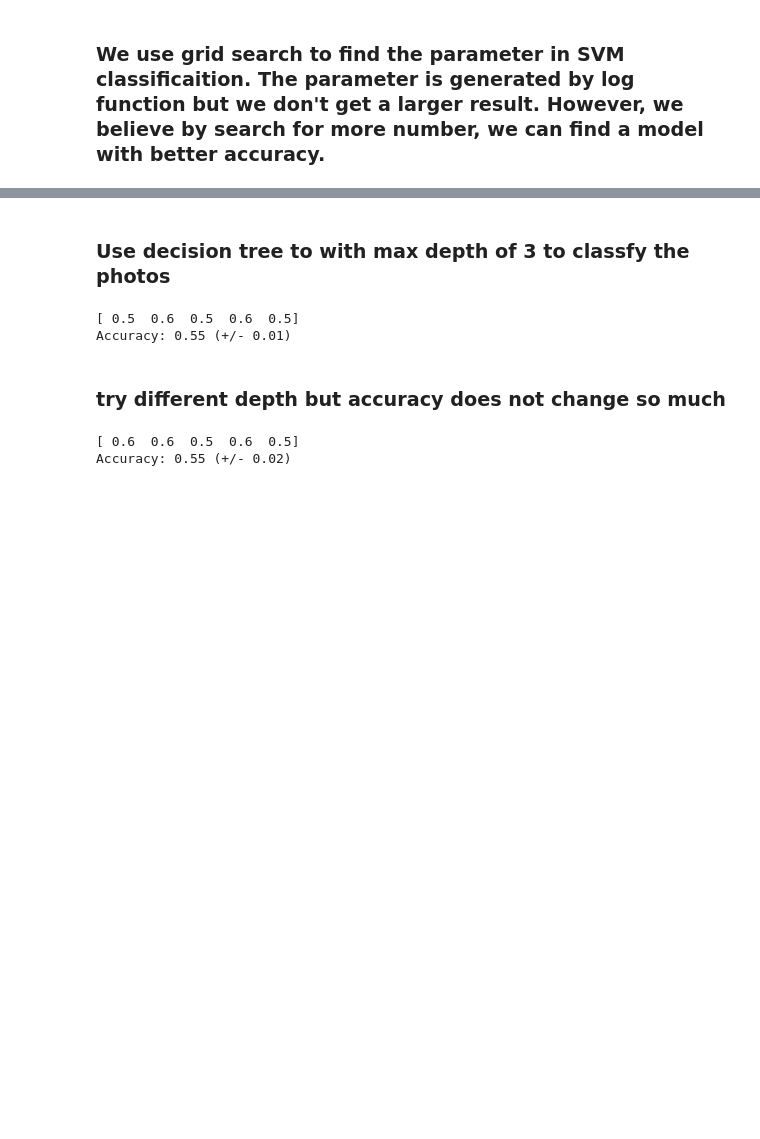
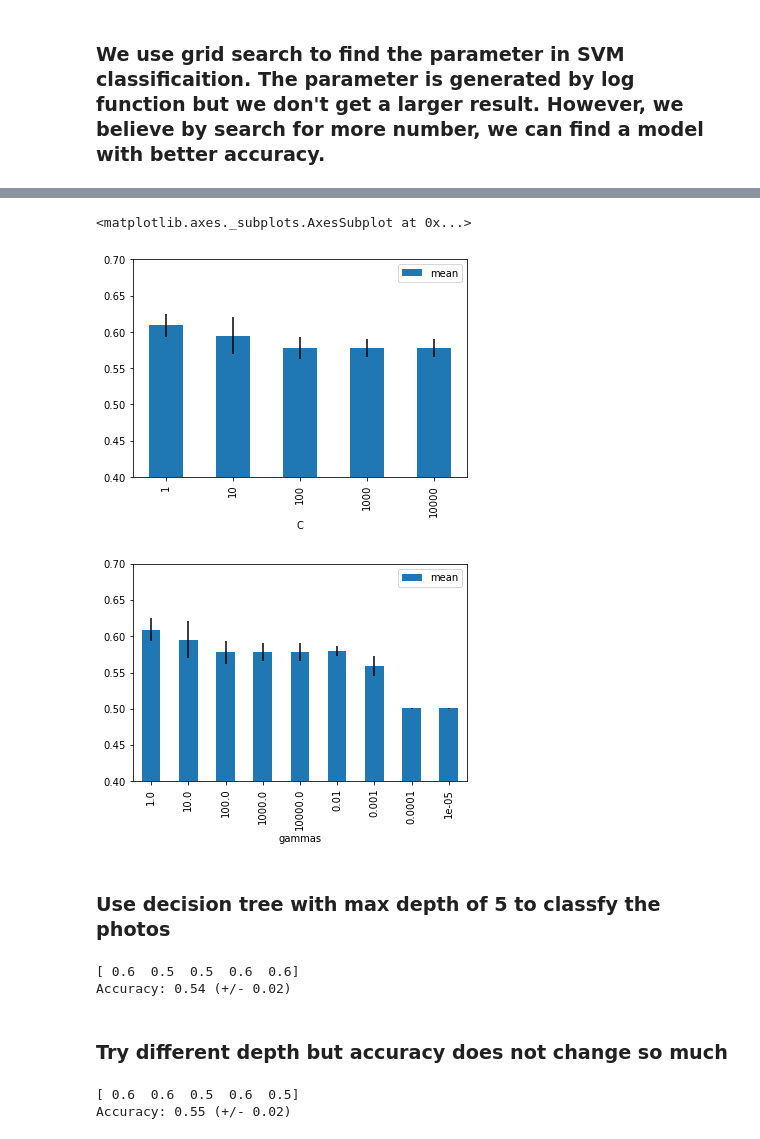
Before and after one commit to qingyuan1017/python_project, a Jupyter notebook: project.ipynb, the cells around one changed output, grey strips where cells are left out. Saved outputs shown, nothing was run; the diff lists cells and outputs as text; code cells hidden in the pictures; blank space fills up the shorter version.

```diff
--- a/project.ipynb
+++ b/project.ipynb
@@ -137,7 +180,7 @@ Accuracy: 0.56 (+/- 0.02)
 # %%
-clf = svm.SVC(kernel='rbf')#, gamma=0.001)
-clf = clf.fit(X_pca,Y)
-scores = cross_val_score(clf, X_pca, Y, cv=5)
+SVM = svm.SVC(kernel='rbf')#, gamma=0.001)
+SVM = SVM.fit(X_pca,Y)
+scores = cross_val_score(SVM, X_pca, Y, cv=5)
 print(scores)
 print("Accuracy: %0.2f (+/- %0.2f)" % (scores.mean(), scores.std()))
 # %% [output]
@@ -147,8 +190,8 @@ Accuracy: 0.61 (+/- 0.02)
 ### We use grid search to find the parameter in SVM classificaition. The parameter is generated by log function but we don't get a larger result. However, we believe by search for more number, we can find a model with better accuracy.
 # %%
 from sklearn import svm, grid_search
-param_grid = {'C': [1e3, 5e3, 1e4, 5e4, 1e5],
-              'gamma': [0.0001, 0.0005, 0.001, 0.005, 0.01, 0.1], }
+param_grid = {'C': [1, 10, 100, 1000],
+              'gamma': [0.01, 0.001, 0.0001], }
 clf = grid_search.GridSearchCV(svm.SVC(kernel='rbf', class_weight='balanced'), param_grid)
 clf = clf.fit(X_pca, Y)
 scores = cross_val_score(clf, X_pca, Y, cv=5)
@@ -159,0 +203,22 @@ Accuracy: 0.59 (+/- 0.02)
+# %%
+gammas = [0.01, 0.001, 0.0001, 0.00001]
+Cs = [1, 10, 100, 1000,10000]
+results = []
+for c in Cs:
+    SVM = svm.SVC(kernel='rbf', C = c)#, gamma=0.001)
+    SVM = SVM.fit(X_pca,Y)
+    scores = cross_val_score(SVM, X_pca, Y, cv=5)
+    print('C %d, mean %.2f, std %.2f'%(c,scores.mean(),scores.std()),scores)
+    results.append((c,scores.mean(), scores.std()))
+
+df_svm_accuracy1 = pd.DataFrame(data=results,columns=['C','mean','std'])
+df_svm_accuracy1
+
+for g in gammas:
+    SVM = svm.SVC(kernel='rbf', gamma = g)#, gamma=0.001)
+    SVM = SVM.fit(X_pca,Y)
+    scores = cross_val_score(SVM, X_pca, Y, cv=5)
+    print('gammas %d, mean %.2f, std %.2f'%(g,scores.mean(),scores.std()),scores)
+    results.append((g,scores.mean(), scores.std()))
+
+df_svm_accuracy2 = pd.DataFrame(data=results,columns=['gammas','mean','std'])
@@ -160,15 +235,22 @@ Accuracy: 0.59 (+/- 0.02)
+# %%
+df_svm_accuracy1.plot.bar(x='C',y='mean',yerr='std', ylim=[0.4,0.7])
+df_svm_accuracy2.plot.bar(x='gammas',y='mean',yerr='std', ylim=[0.4,0.7])
+# %% [output]
+<matplotlib.axes._subplots.AxesSubplot at 0x...>
+[figure, added]
+[figure, added]
 # %% [markdown]
-### Use decision tree to with max depth of 3 to classfy the photos
+### Use decision tree with max depth of 5 to classfy the photos
 # %%
-reg = tree.DecisionTreeClassifier(max_depth=3)
+reg = tree.DecisionTreeClassifier(max_depth=5)
 reg = reg.fit(X_pca,Y)
 scores = cross_val_score(reg, X_pca, Y, cv=5) # R^2
 print(scores)
 print("Accuracy: %0.2f (+/- %0.2f)" % (scores.mean(), scores.std()))
 # %% [output]
-[ 0.5  0.6  0.5  0.6  0.5]
-Accuracy: 0.55 (+/- 0.01)
+[ 0.6  0.5  0.5  0.6  0.6]
+Accuracy: 0.54 (+/- 0.02)
 # %% [markdown]
-### try different depth but accuracy does not change so much
+### Try different depth but accuracy does not change so much
 # %%
 params = [{'max_depth':[1,2,3,4,5,6,7,8]}]
```
Also changed, not shown: parts of 28 cells of this notebook, 1 other file.
